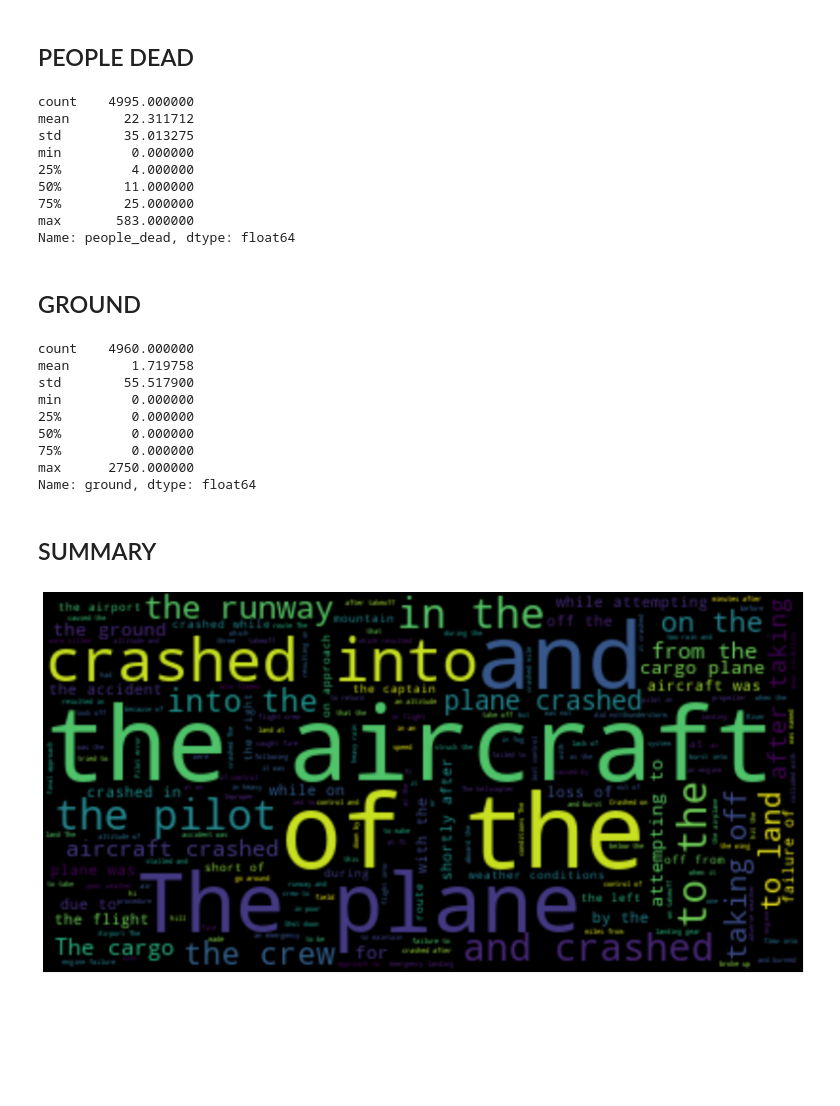
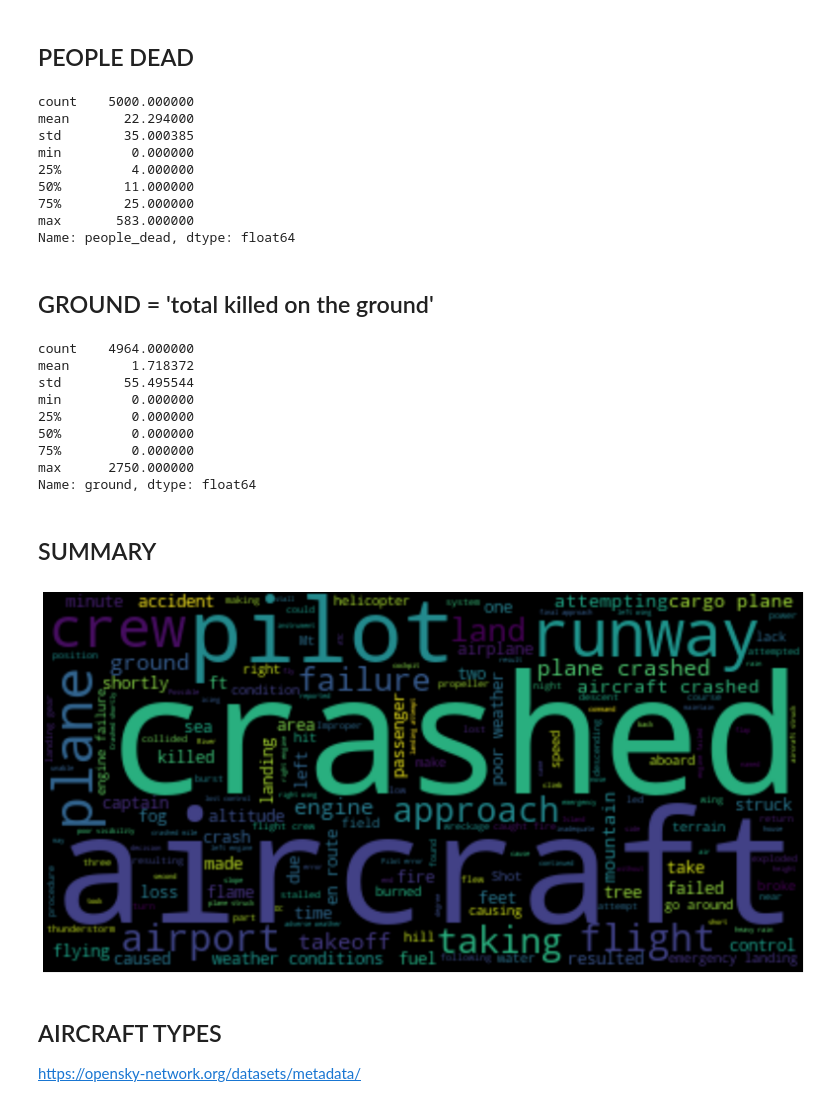
Before and after one commit to maicobernal/airplane_crashes, a Jupyter notebook: notebook 1.ipynb, the cells around one changed output. Cells and saved outputs as stored; diff of their text form; code cells hidden in the pictures; blank space fills up the shorter version.

```diff
--- a/notebook 1.ipynb
+++ b/notebook 1.ipynb
@@ -197,2 +191,4 @@ locations_df_google
 # %%
 locations_df_google = pd.read_csv('./data/locations_all_df_google.csv')
+# %%
+locations_df_google.drop_duplicates(inplace=True)
@@ -199,2 +203,3 @@ locations_df_google = pd.read_csv('./data/locations_all_df_google.csv')
 # %%
-df[mask] = df[mask].merge(locations_df_google, how='left',  left_on='route', right_on='l_all', suffixes=('', '_new'))
+df = df.merge(locations_df_google, how='left',  left_on='route', right_on='l_all')
+df.drop('l_all', axis=1, inplace=True)
@@ -254,23 +229,23 @@ Name: aircraft_type, Length: 2467, dtype: int64
 # %%
 df['people_dead'].describe()
 # %% [output]
-count    4995.000000
-mean       22.311712
-std        35.013275
+count    5000.000000
+mean       22.294000
+std        35.000385
 min         0.000000
 25%         4.000000
 50%        11.000000
 75%        25.000000
 max       583.000000
 Name: people_dead, dtype: float64
-# %% [markdown]
-## GROUND
+# %% [markdown]
+## GROUND = 'total killed on the ground'
 # %%
 df['ground'].describe()
 # %% [output]
-count    4960.000000
-mean        1.719758
-std        55.517900
+count    4964.000000
+mean        1.718372
+std        55.495544
 min         0.000000
 25%         0.000000
 50%         0.000000
@@ -282,14 +257,18 @@ Name: ground, dtype: float64
 # %%
 #### WORDCLOUD
 from wordcloud import WordCloud
 from nltk.corpus import stopwords
-stopwords = stopwords.words('spanish')
+stopwords = stopwords.words('english')
 
 description_plain_text = df['summary'].str.cat(sep=' ')
 cloud_prueba = WordCloud(stopwords = stopwords).generate(description_plain_text)
 plt.figure(figsize=(20,10))
 plt.imshow(cloud_prueba, interpolation='bilinear')
 plt.axis('off')
 plt.show()
 # %% [output]
-[figure, old version]
+[figure, new version]
+# %% [markdown]
+## AIRCRAFT TYPES
+
+https://opensky-network.org/datasets/metadata/
```
Also changed, not shown: parts of 90 cells of this notebook, 7 other files.
